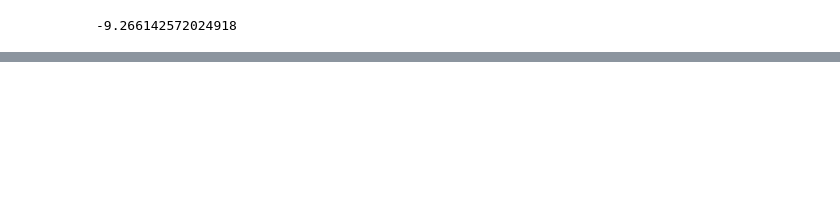
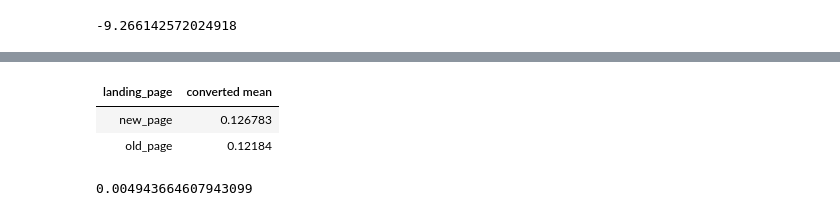
Before and after one commit to lochnes-007/Data8, a Jupyter notebook: 19-A_BTesting.ipynb, the cells around one changed output, grey strips where cells are left out. Cells and saved outputs as stored; diff of their text form; code cells hidden in the pictures; blank space fills up the shorter version.

```diff
--- a/19-A_BTesting.ipynb
+++ b/19-A_BTesting.ipynb
@@ -132,3 +132,5 @@ diff_tabl.hist()
 observed_difference
 # %% [output]
 -9.266142572024918
+# %%
+ab = Table.read_table("ab_data.csv").select("landing_page", "converted").take(np.arange(0,10000))
@@ -134,0 +145,13 @@ observed_difference
+# %%
+grouped = ab.group("landing_page", collect=np.mean)
+
+obs_stat = grouped.column("converted mean").item(0) - grouped.column("converted mean").item(1)
+grouped
+# %% [output]
+| landing_page | converted mean |
+| new_page | 0.126783 |
+| old_page | 0.12184 |
+# %%
+obs_stat
+# %% [output]
+0.004943664607943099
```
Also changed, not shown: parts of 9 cells of this notebook.
